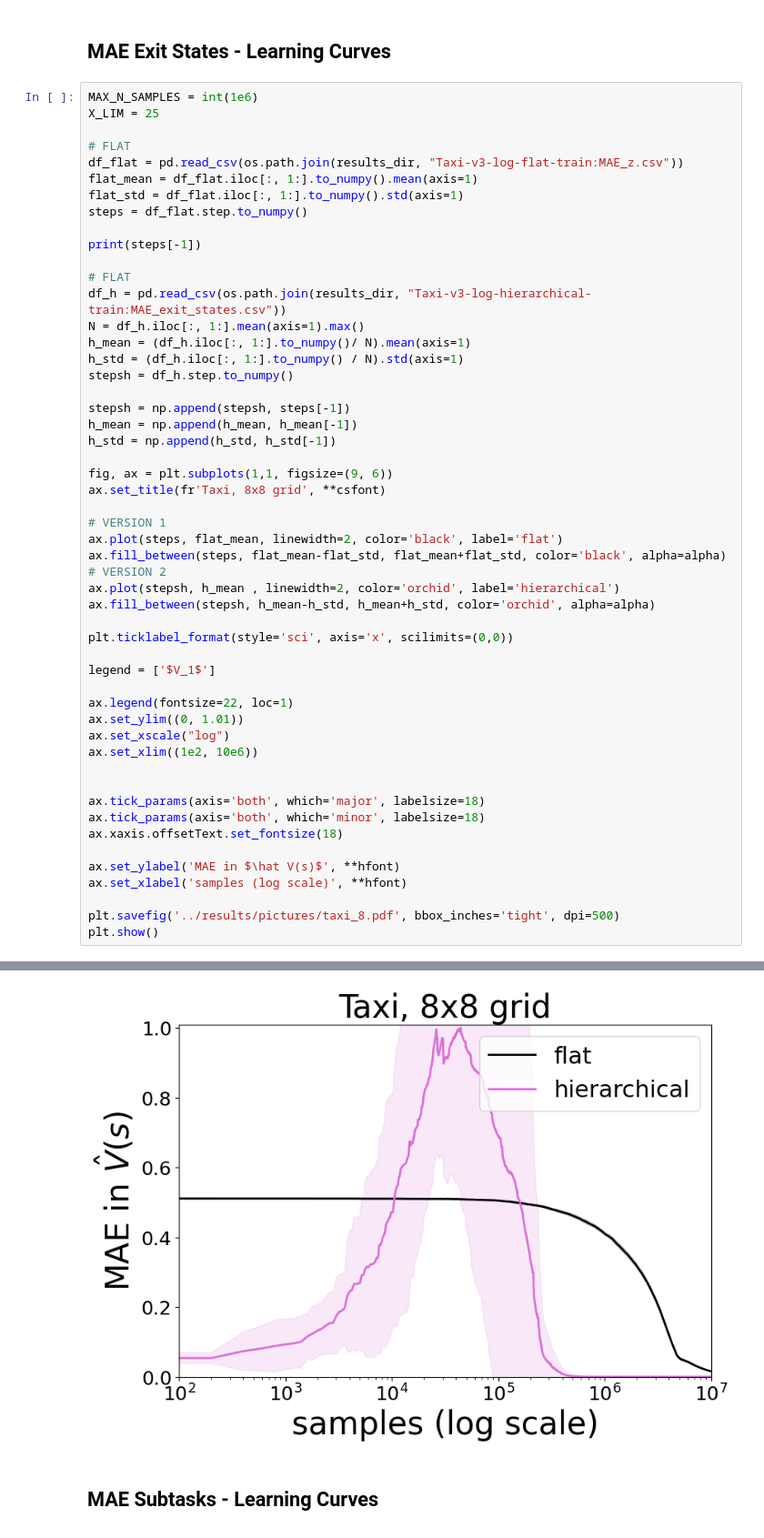
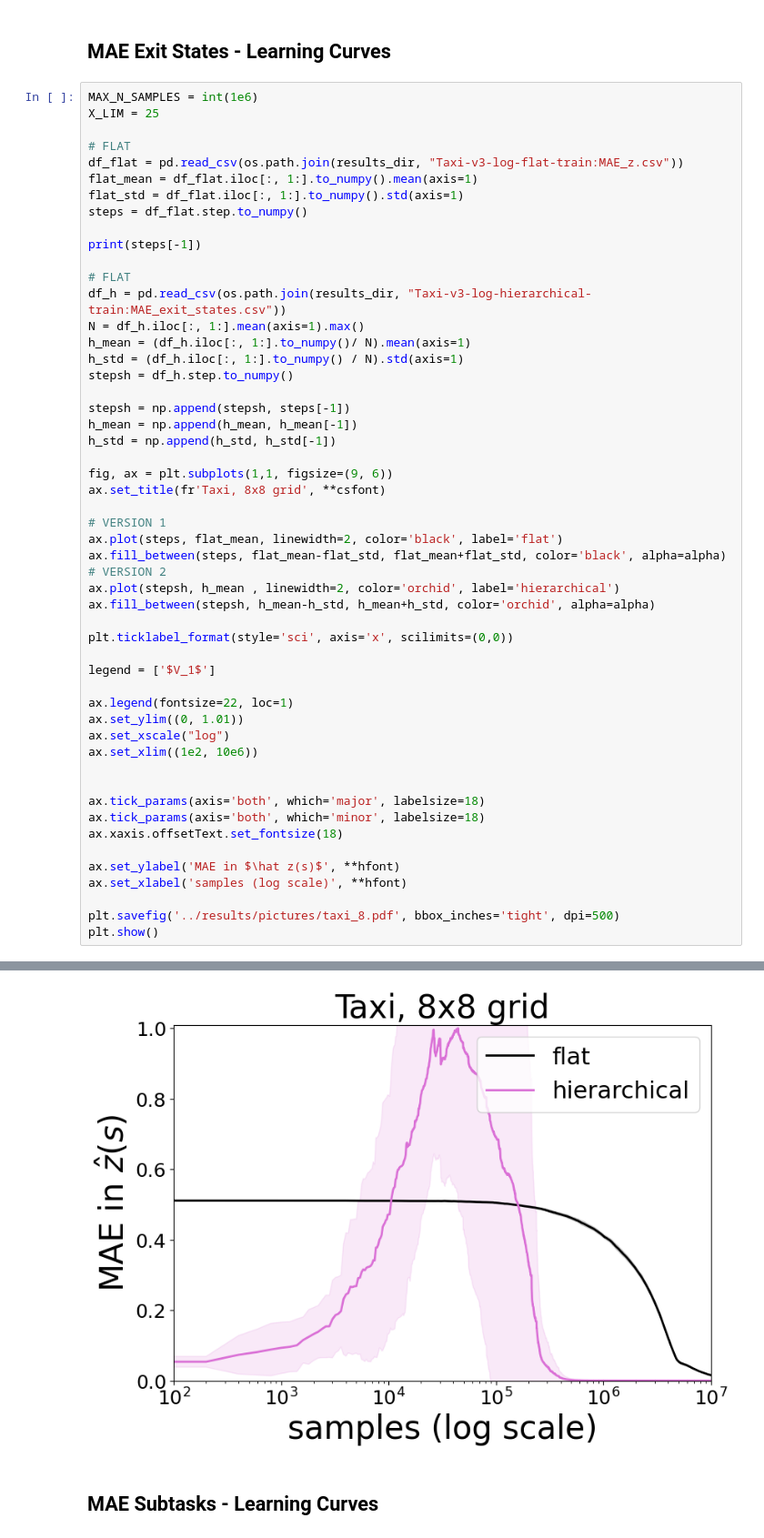
Before and after one commit to guillermoim/halmdps, a Jupyter notebook: notebooks/visualization.ipynb, the cells around one changed output, grey strips where cells are left out. Shown at 91% size. Drawn from its saved outputs; the diff is of its cells as text.

```diff
--- a/notebooks/visualization.ipynb
+++ b/notebooks/visualization.ipynb
@@ -641,35 +644,35 @@ h_std = np.append(h_std, h_std[-1])
 fig, ax = plt.subplots(1,1, figsize=(9, 6))
 ax.set_title(fr'Taxi, 8x8 grid', **csfont)
 
 # VERSION 1
 ax.plot(steps, flat_mean, linewidth=2, color='black', label='flat')
 ax.fill_between(steps, flat_mean-flat_std, flat_mean+flat_std, color='black', alpha=alpha)
 # VERSION 2
 ax.plot(stepsh, h_mean , linewidth=2, color='orchid', label='hierarchical')
 ax.fill_between(stepsh, h_mean-h_std, h_mean+h_std, color='orchid', alpha=alpha)
 
 plt.ticklabel_format(style='sci', axis='x', scilimits=(0,0))
 
 legend = ['$V_1$']
 
 ax.legend(fontsize=22, loc=1)
 ax.set_ylim((0, 1.01))
 ax.set_xscale("log")
 ax.set_xlim((1e2, 10e6))
 
 
 ax.tick_params(axis='both', which='major', labelsize=18)
 ax.tick_params(axis='both', which='minor', labelsize=18)
 ax.xaxis.offsetText.set_fontsize(18)
 
-ax.set_ylabel('MAE in $\hat V(s)$', **hfont)
+ax.set_ylabel('MAE in $\hat z(s)$', **hfont)
 ax.set_xlabel('samples (log scale)', **hfont)
 
 plt.savefig('../results/pictures/taxi_8.pdf', bbox_inches='tight', dpi=500)
 plt.show()
 # %% [output]
 11999000.0
-[figure, old version]
+[figure, new version]
 # %% [markdown]
 ## MAE Subtasks - Learning Curves
 # %%
```
Also changed, not shown: parts of 7 cells of this notebook, 6 other files.
